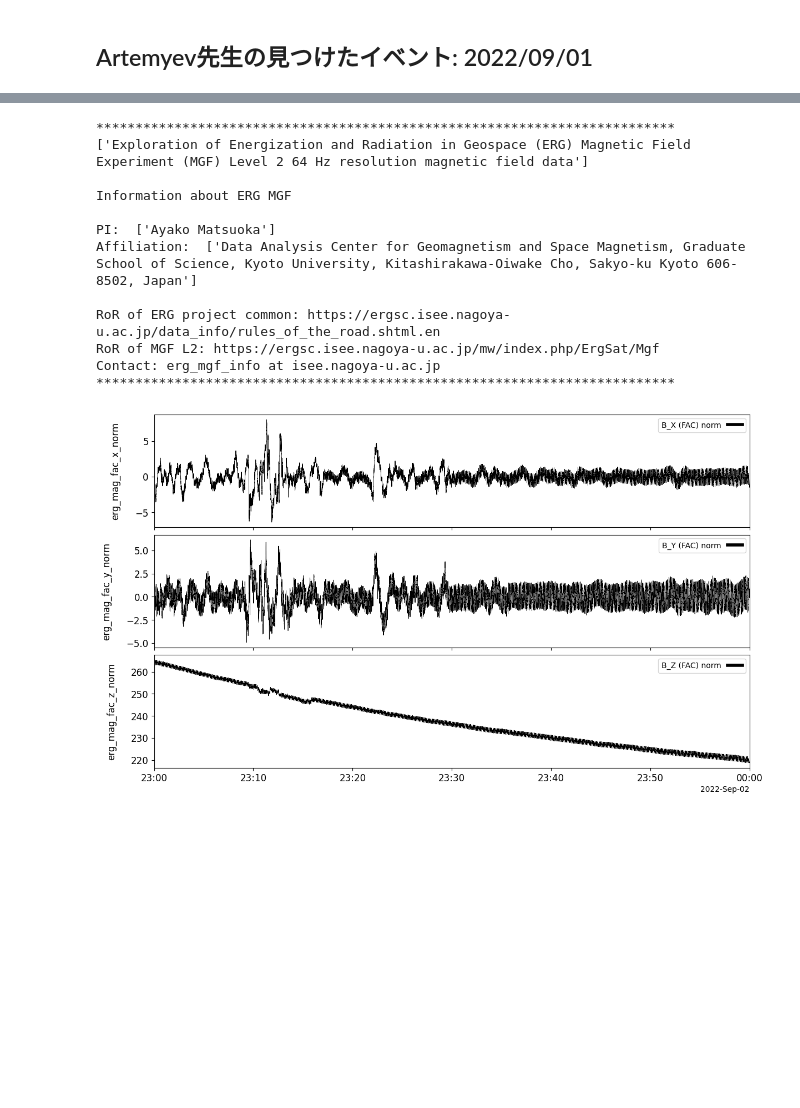
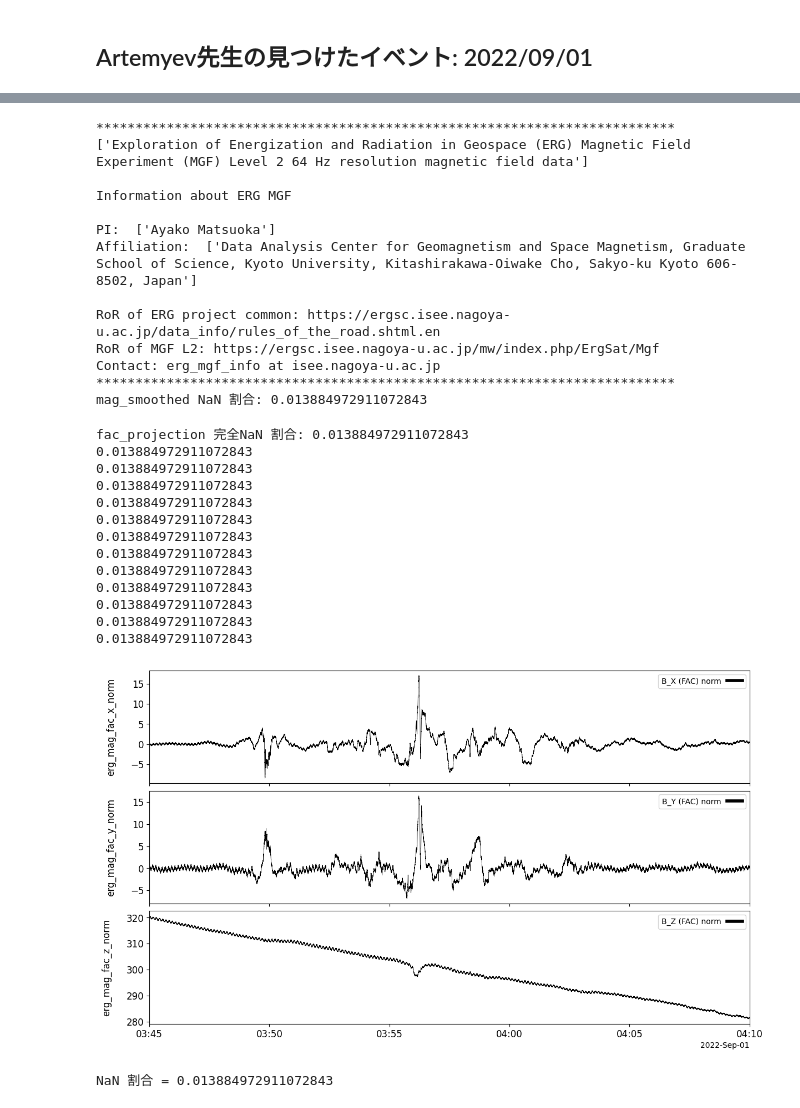
Before and after one commit to santanka/observation_workspace, a Jupyter notebook: KAW_observation/KAW_observation_notebook.ipynb, the cells around one changed output, grey strips where cells are left out. Cells and saved outputs as stored; diff of their text form; code cells hidden in the pictures; blank space fills up the shorter version.

```diff
--- a/KAW_observation/KAW_observation_notebook.ipynb
+++ b/KAW_observation/KAW_observation_notebook.ipynb
@@ -37,8 +37,8 @@ import pandas as pd
 # --- 0. 既存 tplot 変数を全削除 -------------------------------------------
 pt.del_data('*')
 # --- 1. ERG/MGF データ取得 ----------------------------------------------
-time_range = ['20220901/22:50:00', '20220902/00:10:00']
-pt.timespan('2022-09-01/23:00:00',1,keyword='hour')
+time_range = ['20220901/03:40:00', '20220901/04:15:00']
+pt.timespan('2022-09-01/03:45:00', 25, keyword='minute')
 mgf(time_range, level='l2', datatype='64hz', coord='dsi')
 mag_raw = pt.data_quants['erg_mgf_l2_mag_64hz_dsi']     # dim=('time','v_dim')
 
@@ -60,6 +60,9 @@ window_points = int(window_sec / sample_period_sec)
 mag_smoothed = mag_raw.rolling(
     time=window_points, center=True
 ).mean('time')                                          # 同じ dims
+
+nan_avg = np.isnan(mag_smoothed.values).any(axis=1)
+print('mag_smoothed NaN 割合:', nan_avg.mean())
 
 # --- 3. FAC 基底への射影を計算 -------------------------------------------
 def fac_projection(
@@ -135,6 +138,9 @@ if __name__ == '__main__':
         fac_norms[idx]  = norms
         fac_e_hat[idx]  = e_hat
 
+bad = np.isnan(fac_norms).all(axis=1)       # 3成分とも NaN
+print('fac_projection 完全NaN 割合:', bad.mean())
+
 # --- 4. tplot 変数に登録 --------------------------------------------------
 # 便利用ラベル
 component_tags = ['x', 'y', 'z']
@@ -153,22 +159,27 @@ for i_comp, comp in enumerate(component_tags):
         varname = f'erg_mag_fac_{comp}_{tag}'
         pt.store_data(varname,
                       data={'x': bx_times, 'y': comp_fac_list[j]})
+        print(np.isnan(fac_norms[:, 2]).mean())
         pt.options(varname, 'legend_names',
                    f'B_{comp.upper()} (FAC) {tag}')
         pt.options(varname, 'color', colors[j])
 
     # 3 成分＋normをまとめたグループ変数
-    pt.store_data(f'erg_mag_fac_{comp}',
-                  data=[f'erg_mag_fac_{comp}_x',
-                        f'erg_mag_fac_{comp}_y',
-                        f'erg_mag_fac_{comp}_z',
-                        f'erg_mag_fac_{comp}_norm'])
-    pt.options(f'erg_mag_fac_{comp}',
-               'ytitle', f'B_{comp} (FAC)\n[nT]')
+    #pt.store_data(f'erg_mag_fac_{comp}',
+    #              data=[f'erg_mag_fac_{comp}_x',
+    #                    f'erg_mag_fac_{comp}_y',
+    #                    f'erg_mag_fac_{comp}_z',
+    #                    f'erg_mag_fac_{comp}_norm'])
+    #pt.options(f'erg_mag_fac_{comp}',
+    #           'ytitle', f'B_{comp} (FAC)\n[nT]')
 
 # --- 5. プロット ---------------------------------------------------------
+raw = pt.data_quants[f'erg_mag_fac_z_norm']
 
 pt.tplot(['erg_mag_fac_x_norm',
           'erg_mag_fac_y_norm',
           'erg_mag_fac_z_norm'])
+
+raw = pt.data_quants['erg_mag_fac_z_norm']
+print('NaN 割合 =', np.isnan(raw.data).mean())
 # %% [output]
@@ -180,13 +190,28 @@ pt.tplot(['erg_mag_fac_x_norm',
 **************************************************************************
 ['Exploration of Energization and Radiation in Geospace (ERG) Magnetic Field Experiment (MGF) Level 2 64 Hz resolution magnetic field data']
 
 Information about ERG MGF
 
 PI:  ['Ayako Matsuoka']
 Affiliation:  ['Data Analysis Center for Geomagnetism and Space Magnetism, Graduate School of Science, Kyoto University, Kitashirakawa-Oiwake Cho, Sakyo-ku Kyoto 606-8502, Japan']
 
 RoR of ERG project common: https://ergsc.isee.nagoya-u.ac.jp/data_info/rules_of_the_road.shtml.en
 RoR of MGF L2: https://ergsc.isee.nagoya-u.ac.jp/mw/index.php/ErgSat/Mgf
 Contact: erg_mgf_info at isee.nagoya-u.ac.jp
 **************************************************************************
+mag_smoothed NaN 割合: 0.013884972911072843
+fac_projection 完全NaN 割合: 0.013884972911072843
+0.013884972911072843
+0.013884972911072843
+0.013884972911072843
+0.013884972911072843
+0.013884972911072843
+0.013884972911072843
+0.013884972911072843
+0.013884972911072843
+0.013884972911072843
+0.013884972911072843
+0.013884972911072843
+0.013884972911072843
-[figure, old version]
+[figure, new version]
+NaN 割合 = 0.013884972911072843
```
Also changed, not shown: parts of 14 cells of this notebook.
